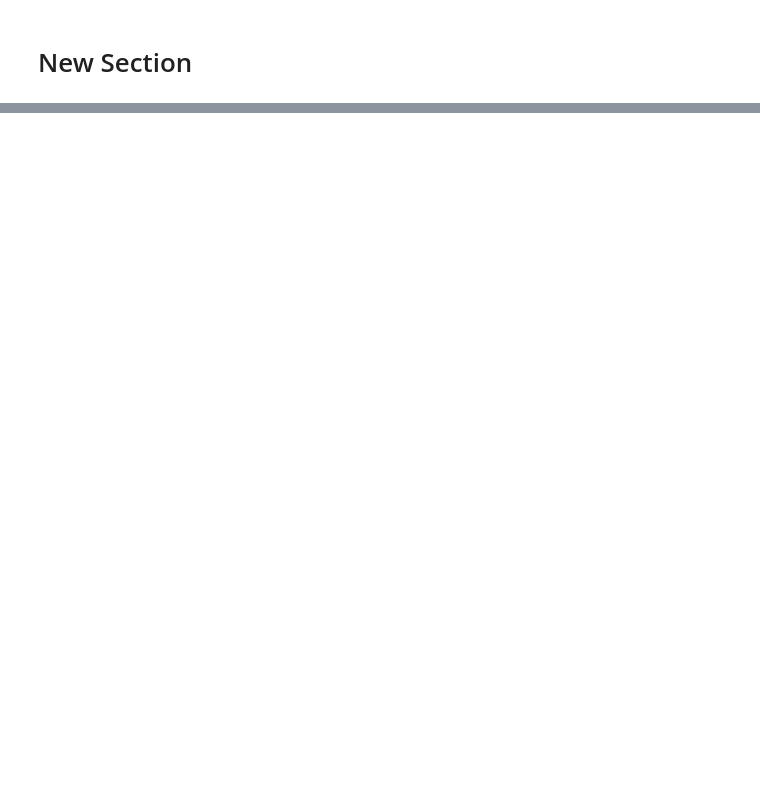
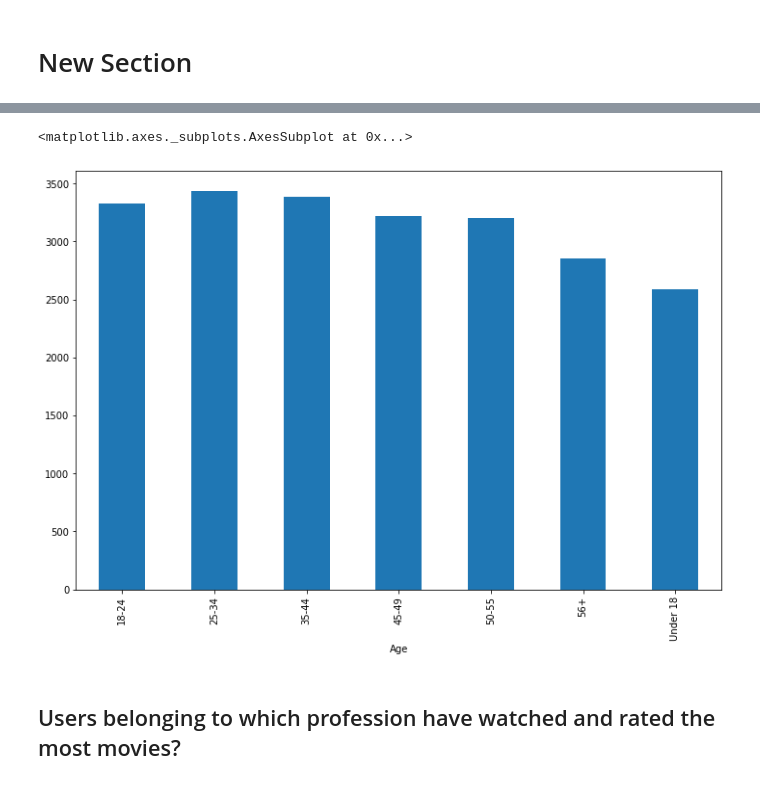
Before and after one commit to 28101991SUNNY/BusinessCase_Data_Exploration-, a Jupyter notebook: Recommender System for OTT/OTT_Rec_system_Case_Study.ipynb, the cells around one changed output, grey strips where cells are left out. Saved outputs shown, nothing was run; the diff lists cells and outputs as text; code cells hidden in the pictures; blank space fills up the shorter version.

```diff
--- a/Recommender System for OTT/OTT_Rec_system_Case_Study.ipynb
+++ b/Recommender System for OTT/OTT_Rec_system_Case_Study.ipynb
@@ -455,0 +288,3 @@ dtype: int64
+# %%
+data = df.copy()
+data.dropna(inplace= True)
@@ -458,0 +356,37 @@ dtype: int64
+# %%
+m = movies[["MovieID","Title","Genres"]]
+
+m = m.explode("Genres")
+m["Genres"] = m["Genres"].replace({"Horro":"Horror",
+                     "Sci-":"Sci-Fi","Sci":"Sci-Fi","Sci-F":"Sci-Fi",
+                     "Dr":"Drama",
+                     "Documenta":"Documentary",
+                     "Wester":"Western",
+                     "Fant":"Fantasy","Chil":"Children's","R":"Romance","D":"Drama","Rom":"Romance",
+                     "Animati":"Animation",
+                     "Childr":"Children's","Childre":"Children's",
+                     "Fantas":"Fantasy","Come":"Comedy","Dram":"Drama","S":"Sci-Fi",
+                     "Roma":"Romance","A":"Adventure","Children":"Children's",
+                     "Adventu":"Adventure",
+                      "Adv":"Adventure",
+                      "Wa":"War",
+                      "Thrille"  :"Thriller"     ,
+                      "Com"        :"Comedy"   ,
+                      "Comed"         :"Comedy",
+                      "Acti"          :"Action",
+                        "Advent"        :"Adventure",
+                        "Adventur"      :"Adventure",
+                        "Thri":"Thriller",
+                        "Chi":"Children's",
+                        "Ro":"Romance",
+                        "F":"Fantasy",
+                        "We":"Western",
+                        "Documen":"Documentary"       ,
+                        "Music":"Musical"         ,
+                        "Children":"Children's" ,
+                        "Horr":"Horror"          ,
+                     "Children'":"Children's",
+                     "Roman":"Romance","Docu":"Documentary","Th":"Thriller","Document":"Documentary"
+                     })
+m = pd.crosstab(m["MovieID"],       m["Genres"])
+m = pd.DataFrame(np.where(m>=1,1,0),index = m.index,columns=m.columns)
@@ -458,0 +410,2 @@ dtype: int64
+# %%
+final_data = data.merge(m,on="MovieID",how="left").drop(["Genres"],axis = 1)
@@ -458,0 +449,7 @@ dtype: int64
+# %%
+final_data.groupby("Age")["Title"].nunique().plot(kind="bar")
+# %% [output]
+<matplotlib.axes._subplots.AxesSubplot at 0x...>
+[figure, added]
+# %% [markdown]
+## Users belonging to which profession have watched and rated the most movies?
```
Also changed, not shown: parts of 93 cells of this notebook.
